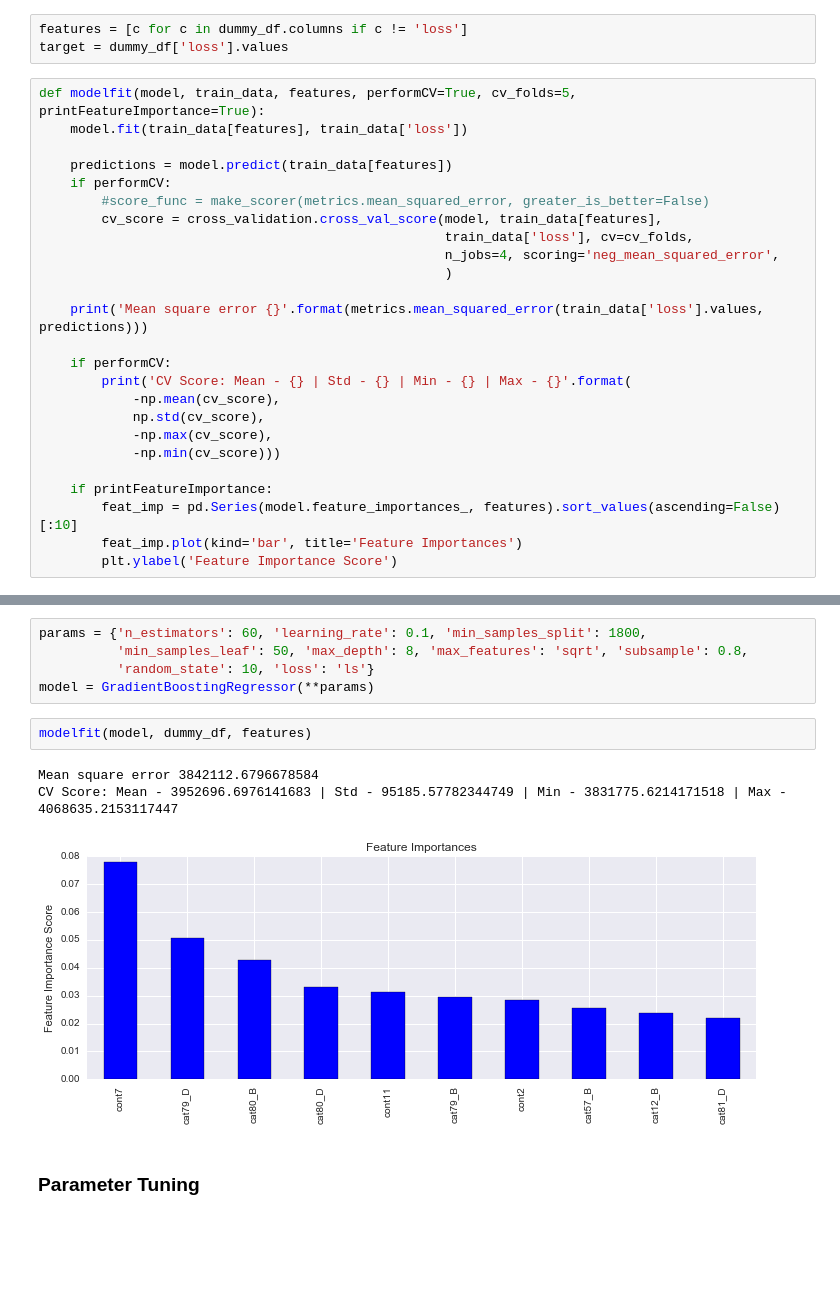
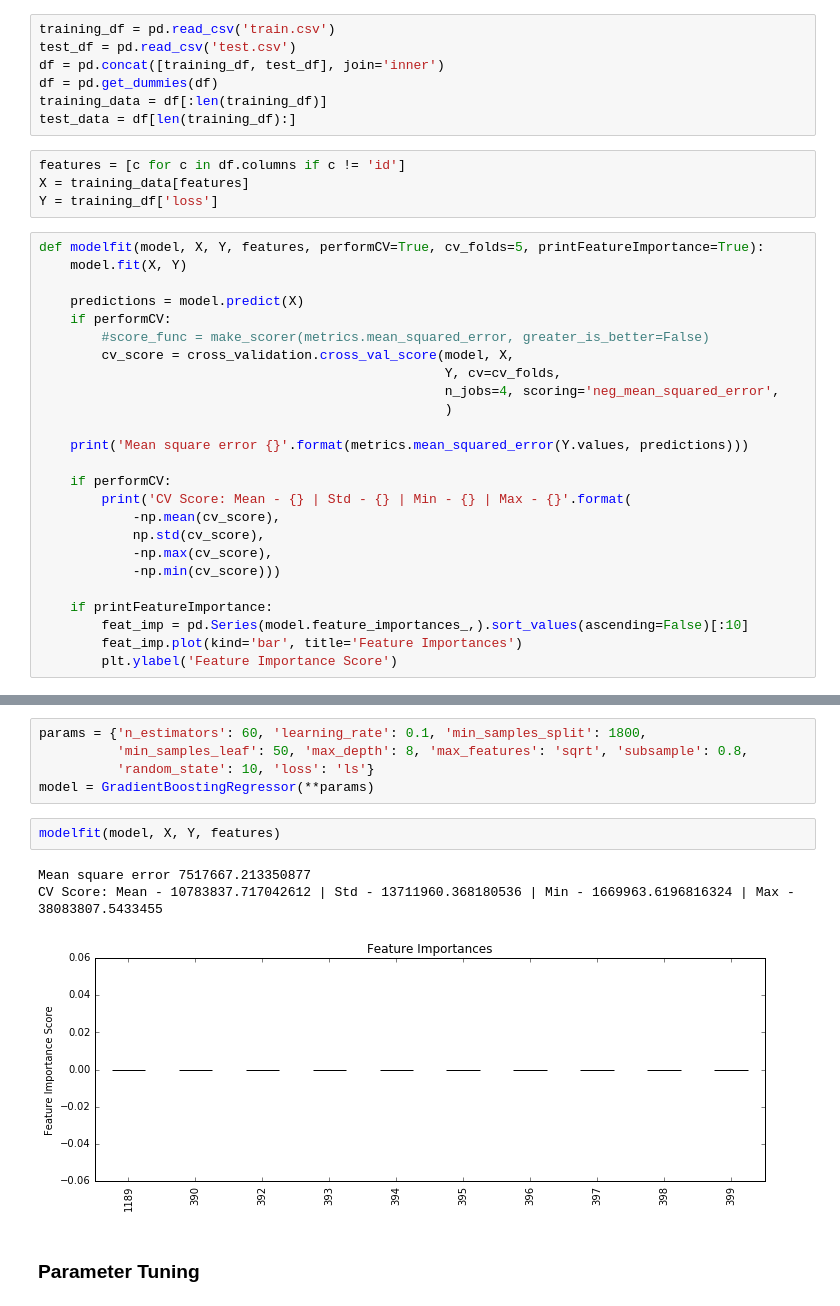
Before and after one commit to tzyk777/kaggle, a Jupyter notebook: allstate/Gradient Boosting Tree.ipynb, the cells around one changed output, grey strips where cells are left out. Drawn from its saved outputs; the diff is of its cells as text; blank space fills up the shorter version.

```diff
--- a/allstate/Gradient Boosting Tree.ipynb
+++ b/allstate/Gradient Boosting Tree.ipynb
@@ -17,19 +13,27 @@ dummy_df = pd.get_dummies(df)
+# %%
+training_df = pd.read_csv('train.csv')
+test_df = pd.read_csv('test.csv')
+df = pd.concat([training_df, test_df], join='inner')
+df = pd.get_dummies(df)
+training_data = df[:len(training_df)]
+test_data = df[len(training_df):]
 # %%
-features = [c for c in dummy_df.columns if c != 'loss']
-target = dummy_df['loss'].values
+features = [c for c in df.columns if c != 'id']
+X = training_data[features]
+Y = training_df['loss']
 # %%
-def modelfit(model, train_data, features, performCV=True, cv_folds=5, printFeatureImportance=True):
-    model.fit(train_data[features], train_data['loss'])
+def modelfit(model, X, Y, features, performCV=True, cv_folds=5, printFeatureImportance=True):
+    model.fit(X, Y)
 
-    predictions = model.predict(train_data[features])
+    predictions = model.predict(X)
     if performCV:
         #score_func = make_scorer(metrics.mean_squared_error, greater_is_better=False)
-        cv_score = cross_validation.cross_val_score(model, train_data[features],
-                                                    train_data['loss'], cv=cv_folds,
+        cv_score = cross_validation.cross_val_score(model, X,
+                                                    Y, cv=cv_folds,
                                                     n_jobs=4, scoring='neg_mean_squared_error',
                                                     )
 
-    print('Mean square error {}'.format(metrics.mean_squared_error(train_data['loss'].values, predictions)))
+    print('Mean square error {}'.format(metrics.mean_squared_error(Y.values, predictions)))
 
     if performCV:
         print('CV Score: Mean - {} | Std - {} | Min - {} | Max - {}'.format(
@@ -39,7 +43,7 @@ def modelfit(model, train_data, features, performCV=True, cv_folds=5, printFeatu
             -np.min(cv_score)))
 
     if printFeatureImportance:
-        feat_imp = pd.Series(model.feature_importances_, features).sort_values(ascending=False)[:10]
+        feat_imp = pd.Series(model.feature_importances_,).sort_values(ascending=False)[:10]
         feat_imp.plot(kind='bar', title='Feature Importances')
         plt.ylabel('Feature Importance Score')
 # %% [markdown]
@@ -73,11 +77,11 @@ params = {'n_estimators': 60, 'learning_rate': 0.1, 'min_samples_split': 1800,
           'random_state': 10, 'loss': 'ls'}
 model = GradientBoostingRegressor(**params)
 # %%
-modelfit(model, dummy_df, features)
+modelfit(model, X, Y, features)
 # %% [output]
-Mean square error 3842112.6796678584
-CV Score: Mean - 3952696.6976141683 | Std - 95185.57782344749 | Min - 3831775.6214171518 | Max - 4068635.2153117447
+Mean square error 7517667.213350877
+CV Score: Mean - 10783837.717042612 | Std - 13711960.368180536 | Min - 1669963.6196816324 | Max - 38083807.5433455
-[figure, old version]
+[figure, new version]
 # %% [markdown]
 ### Parameter Tuning
 # %% [markdown]
```
Also changed, not shown: parts of 59 cells of this notebook.
